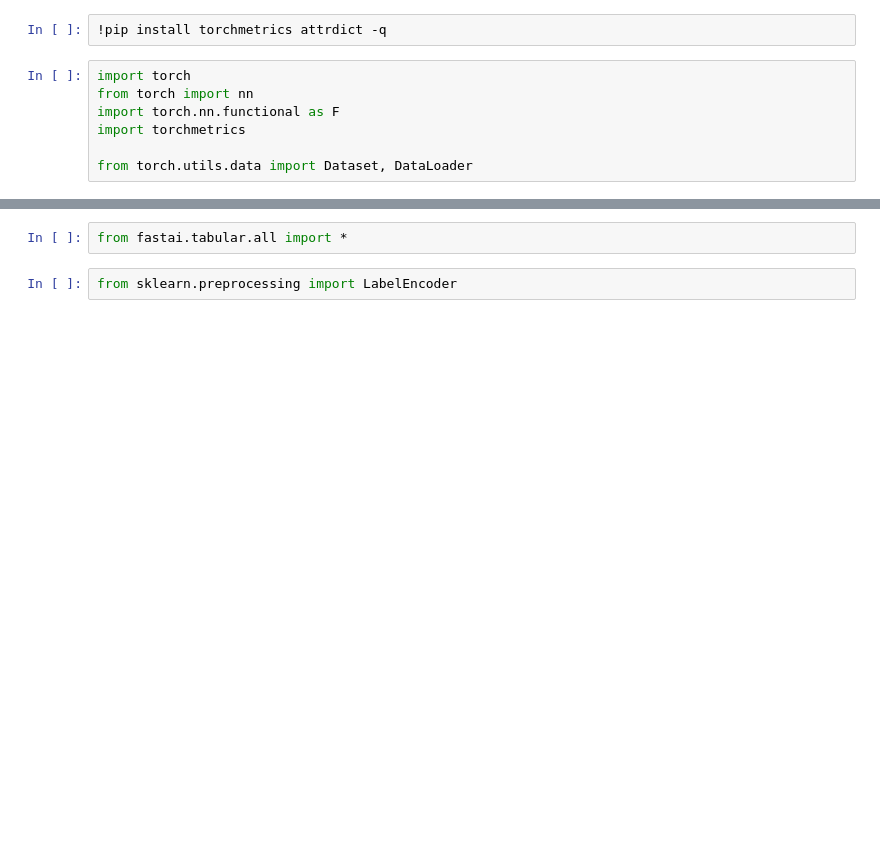
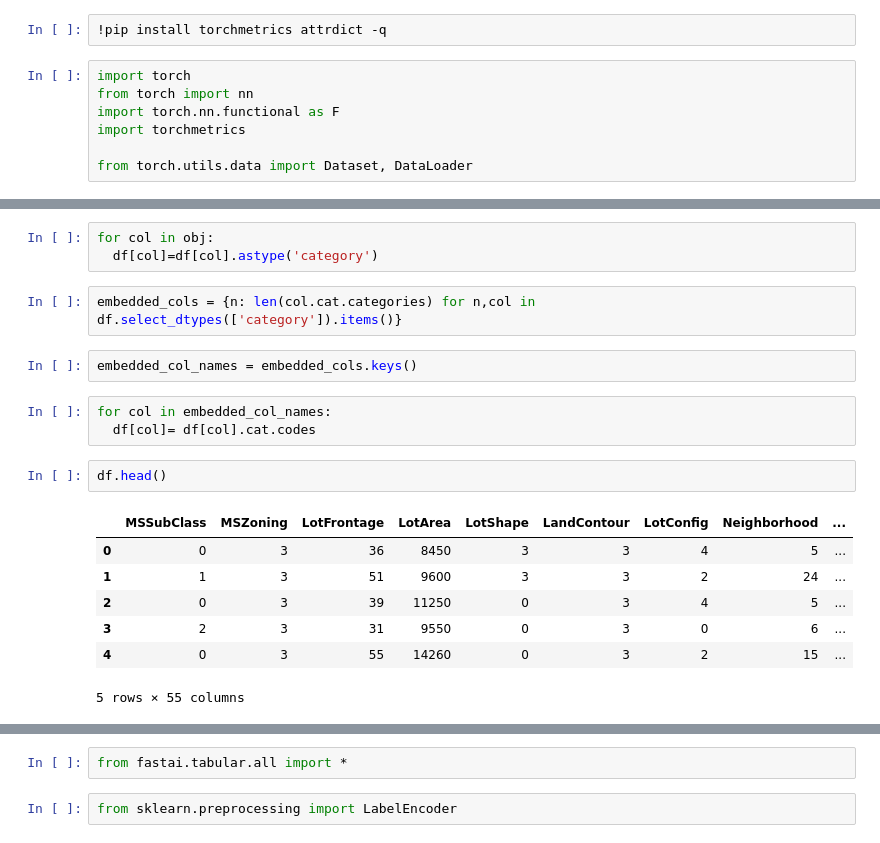
Before and after one commit to Chimamuelo/Coding-Nomads-Deep-Learning-1, a Jupyter notebook: Regression.ipynb, the cells around one changed output, grey strips where cells are left out. Saved outputs shown, nothing was run; the diff lists cells and outputs as text; blank space fills up the shorter version.

```diff
--- a/Regression.ipynb
+++ b/Regression.ipynb
@@ -74,0 +151,20 @@ from torch.utils.data import Dataset, DataLoader
+# %%
+for col in obj:
+  df[col]=df[col].astype('category')
+# %%
+embedded_cols = {n: len(col.cat.categories) for n,col in df.select_dtypes(['category']).items()}
+# %%
+embedded_col_names = embedded_cols.keys()
+# %%
+for col in embedded_col_names:
+  df[col]= df[col].cat.codes
+# %%
+df.head()
+# %% [output]
+|  | MSSubClass | MSZoning | LotFrontage | LotArea | LotShape | LandContour | LotConfig | Neighborhood | ... |
+| 0 | 0 | 3 | 36 | 8450 | 3 | 3 | 4 | 5 | ... |
+| 1 | 1 | 3 | 51 | 9600 | 3 | 3 | 2 | 24 | ... |
+| 2 | 0 | 3 | 39 | 11250 | 0 | 3 | 4 | 5 | ... |
+| 3 | 2 | 3 | 31 | 9550 | 0 | 3 | 0 | 6 | ... |
+| 4 | 0 | 3 | 55 | 14260 | 0 | 3 | 2 | 15 | ... |
+5 rows × 55 columns
```
Also changed, not shown: parts of 45 cells of this notebook.
